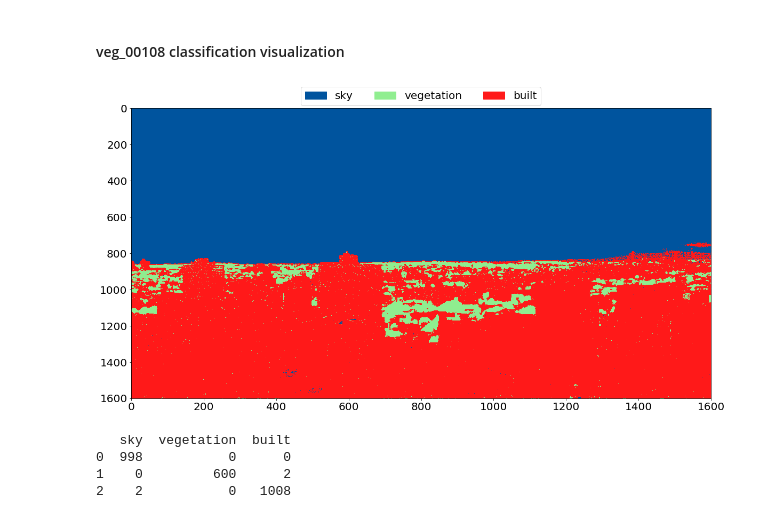
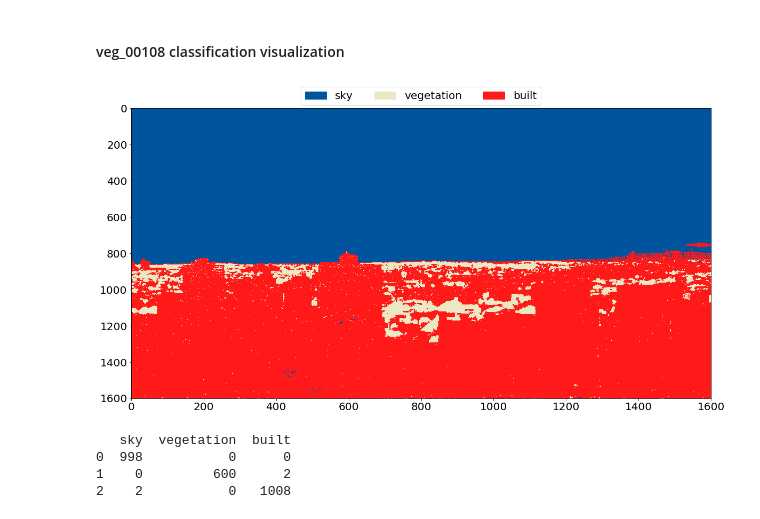
Before and after one commit to faridqamar/uo_vegetation, a Jupyter notebook: veg_pix_decision_tree.ipynb, the cells around one changed output. Saved outputs shown, nothing was run; the diff lists cells and outputs as text; code cells hidden in the pictures.

```diff
--- a/veg_pix_decision_tree.ipynb
+++ b/veg_pix_decision_tree.ipynb
@@ -310,28 +310,28 @@ print(accuracy)
 # %%
 # classify entire binned cube
 
 predictCube = dTree.predict(cube_binned)
 
 import matplotlib.pyplot as plt
 import matplotlib.patches as mpatches
 import matplotlib as mpl
 %matplotlib inline
 
 predictCube_reshape = predictCube.reshape(cube_sub.shape[1], cube_sub.shape[2])
 
 t=1
-cmap = {0:[0.0,0.33,0.62,t], 1:[0.564,0.933,0.564,t], 2:[1.0,0.1,0.1,t]}
+cmap = {0:[0.0,0.33,0.62,t], 1:[0.93,0.91,0.77,t], 2:[1.0,0.1,0.1,t]}
 labels = {0:'sky', 1:"vegetation", 2:"built"}
 arrayShow = np.array([[cmap[i] for i in j] for j in predictCube_reshape])
 patches = [mpatches.Patch(color=cmap[i], label=labels[i]) for i in cmap]
 fig, ax = plt.subplots(figsize = (20, 10))
 ax.tick_params(labelsize=20)
 plt.imshow(arrayShow, aspect=0.5)
 lgd = ax.legend(handles=patches, bbox_to_anchor=(0.5,1), loc=9, borderaxespad=-2.0, prop={'size':20}, ncol=3)
 plt.show()
 fig.savefig("./output/plots/1_decision_tree_classification_of_veg_00108.png", bbox_extra_artists=(lgd,), bbox_inches='tight')
 # %% [output]
-[figure, old version]
+[figure, new version]
 # %%
 # write pixel labels to file
 import pickle
```
Also changed, not shown: parts of 3 cells of this notebook, 1 other file.
